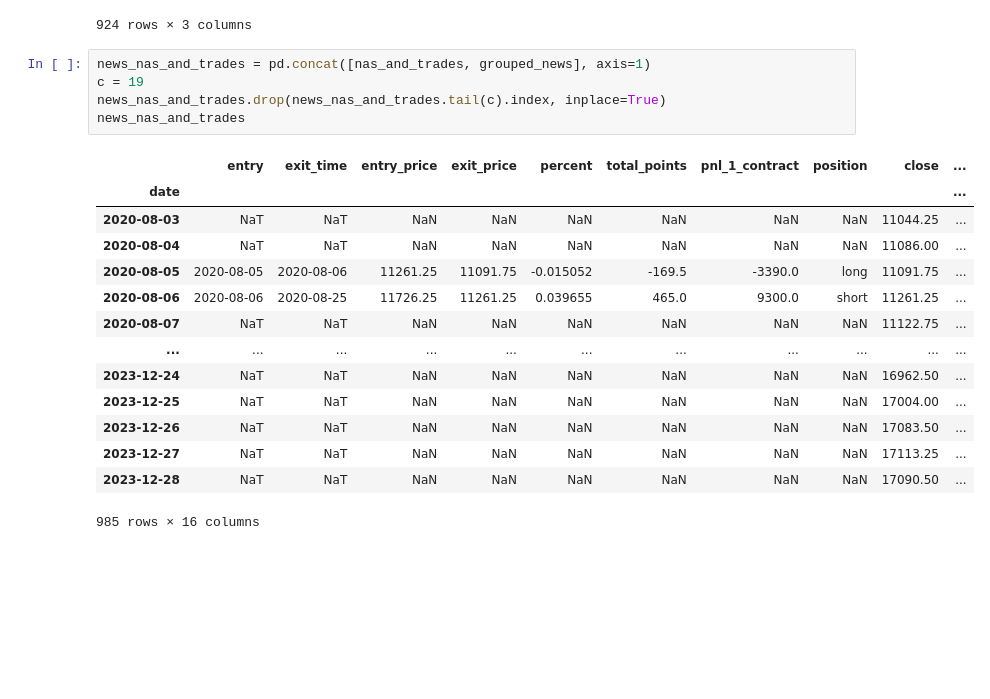
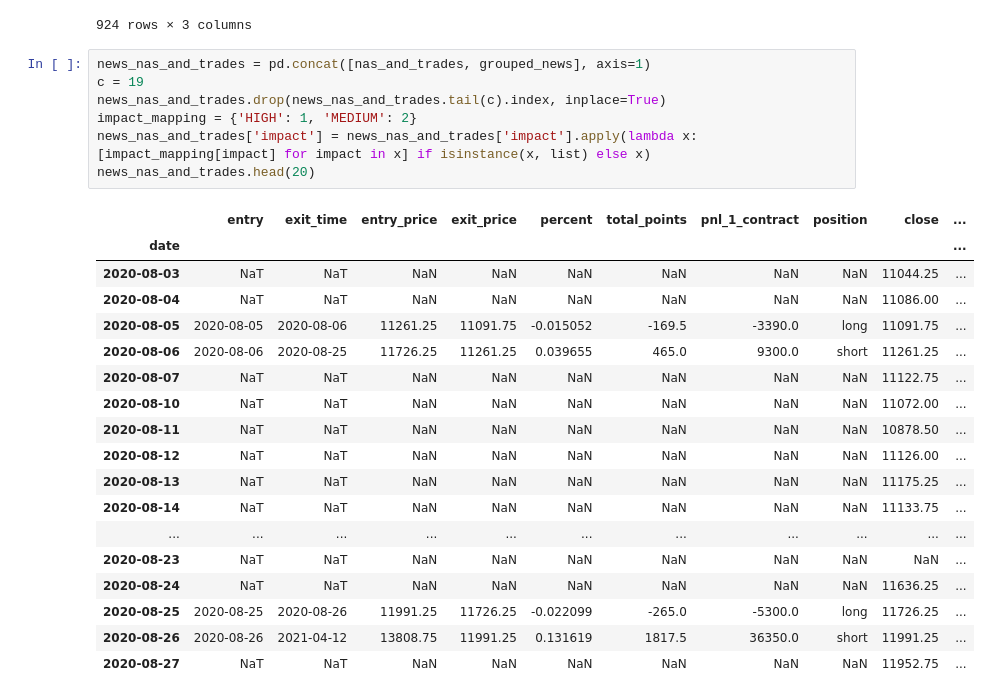
Before and after one commit to elliotwatt/project2, a Jupyter notebook: market_prof_w_comments.ipynb, the cells around one changed output. Saved outputs shown, nothing was run; the diff lists cells and outputs as text; blank space fills up the shorter version.

```diff
--- a/market_prof_w_comments.ipynb
+++ b/market_prof_w_comments.ipynb
@@ -470,20 +470,26 @@ grouped_news
 # %%
 news_nas_and_trades = pd.concat([nas_and_trades, grouped_news], axis=1)
 c = 19
 news_nas_and_trades.drop(news_nas_and_trades.tail(c).index, inplace=True)
-news_nas_and_trades
+impact_mapping = {'HIGH': 1, 'MEDIUM': 2}
+news_nas_and_trades['impact'] = news_nas_and_trades['impact'].apply(lambda x: [impact_mapping[impact] for impact in x] if isinstance(x, list) else x)
+news_nas_and_trades.head(20)
 # %% [output]
 |  | entry | exit_time | entry_price | exit_price | percent | total_points | pnl_1_contract | position | close | ... |
 | date |  |  |  |  |  |  |  |  |  | ... |
 | 2020-08-03 | NaT | NaT | NaN | NaN | NaN | NaN | NaN | NaN | 11044.25 | ... |
 | 2020-08-04 | NaT | NaT | NaN | NaN | NaN | NaN | NaN | NaN | 11086.00 | ... |
 | 2020-08-05 | 2020-08-05 | 2020-08-06 | 11261.25 | 11091.75 | -0.015052 | -169.5 | -3390.0 | long | 11091.75 | ... |
 | 2020-08-06 | 2020-08-06 | 2020-08-25 | 11726.25 | 11261.25 | 0.039655 | 465.0 | 9300.0 | short | 11261.25 | ... |
 | 2020-08-07 | NaT | NaT | NaN | NaN | NaN | NaN | NaN | NaN | 11122.75 | ... |
+| 2020-08-10 | NaT | NaT | NaN | NaN | NaN | NaN | NaN | NaN | 11072.00 | ... |
+| 2020-08-11 | NaT | NaT | NaN | NaN | NaN | NaN | NaN | NaN | 10878.50 | ... |
+| 2020-08-12 | NaT | NaT | NaN | NaN | NaN | NaN | NaN | NaN | 11126.00 | ... |
+| 2020-08-13 | NaT | NaT | NaN | NaN | NaN | NaN | NaN | NaN | 11175.25 | ... |
+| 2020-08-14 | NaT | NaT | NaN | NaN | NaN | NaN | NaN | NaN | 11133.75 | ... |
 | ... | ... | ... | ... | ... | ... | ... | ... | ... | ... | ... |
-| 2023-12-24 | NaT | NaT | NaN | NaN | NaN | NaN | NaN | NaN | 16962.50 | ... |
-| 2023-12-25 | NaT | NaT | NaN | NaN | NaN | NaN | NaN | NaN | 17004.00 | ... |
-| 2023-12-26 | NaT | NaT | NaN | NaN | NaN | NaN | NaN | NaN | 17083.50 | ... |
-| 2023-12-27 | NaT | NaT | NaN | NaN | NaN | NaN | NaN | NaN | 17113.25 | ... |
-| 2023-12-28 | NaT | NaT | NaN | NaN | NaN | NaN | NaN | NaN | 17090.50 | ... |
+| 2020-08-23 | NaT | NaT | NaN | NaN | NaN | NaN | NaN | NaN | NaN | ... |
+| 2020-08-24 | NaT | NaT | NaN | NaN | NaN | NaN | NaN | NaN | 11636.25 | ... |
+| 2020-08-25 | 2020-08-25 | 2020-08-26 | 11991.25 | 11726.25 | -0.022099 | -265.0 | -5300.0 | long | 11726.25 | ... |
+| 2020-08-26 | 2020-08-26 | 2021-04-12 | 13808.75 | 11991.25 | 0.131619 | 1817.5 | 36350.0 | short | 11991.25 | ... |
+| 2020-08-27 | NaT | NaT | NaN | NaN | NaN | NaN | NaN | NaN | 11952.75 | ... |
-985 rows × 16 columns
```
